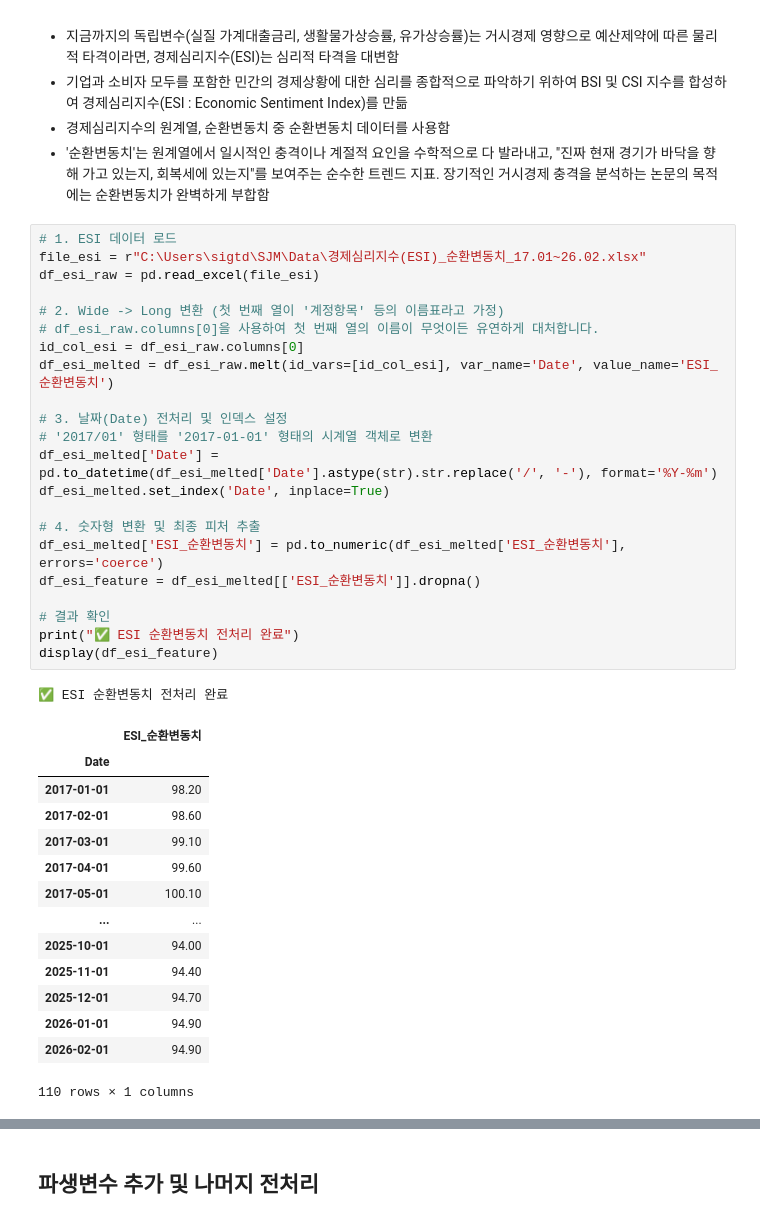
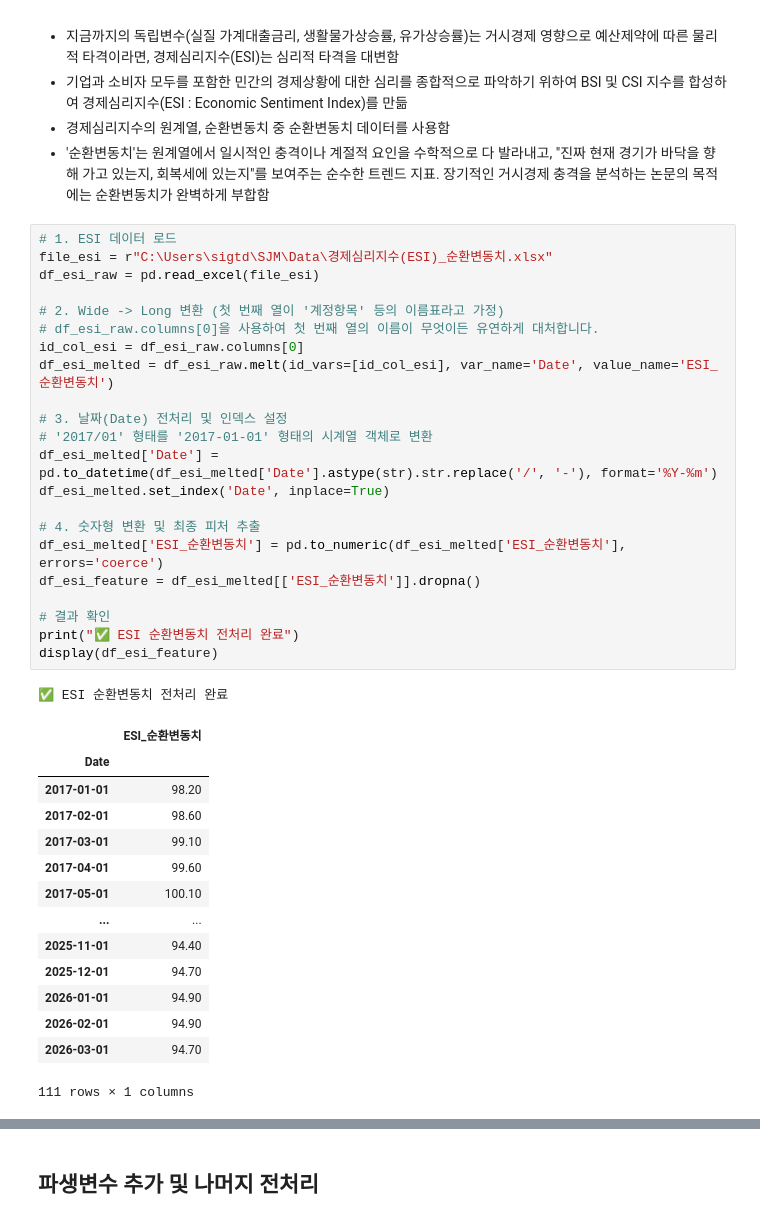
Before and after one commit to mathsjm32/Study, a Jupyter notebook: 공모전_논문_프로젝트.ipynb, the cells around one changed output, grey strips where cells are left out. Drawn from its saved outputs; the diff is of its cells as text.

```diff
--- a/공모전_논문_프로젝트.ipynb
+++ b/공모전_논문_프로젝트.ipynb
@@ -470,42 +471,42 @@ display(df_oil_feature)
 - '순환변동치'는 원계열에서 일시적인 충격이나 계절적 요인을 수학적으로 다 발라내고, "진짜 현재 경기가 바닥을 향해 가고 있는지, 회복세에 있는지"를 보여주는 순수한 트렌드 지표. 장기적인 거시경제 충격을 분석하는 논문의 목적에는 순환변동치가 완벽하게 부합함
 # %%
 # 1. ESI 데이터 로드
-file_esi = r"C:\Users\sigtd\SJM\Data\경제심리지수(ESI)_순환변동치_17.01~26.02.xlsx"
+file_esi = r"C:\Users\sigtd\SJM\Data\경제심리지수(ESI)_순환변동치.xlsx"
 df_esi_raw = pd.read_excel(file_esi)
 
 # 2. Wide -> Long 변환 (첫 번째 열이 '계정항목' 등의 이름표라고 가정)
 # df_esi_raw.columns[0]을 사용하여 첫 번째 열의 이름이 무엇이든 유연하게 대처합니다.
 id_col_esi = df_esi_raw.columns[0]
 df_esi_melted = df_esi_raw.melt(id_vars=[id_col_esi], var_name='Date', value_name='ESI_순환변동치')
 
 # 3. 날짜(Date) 전처리 및 인덱스 설정
 # '2017/01' 형태를 '2017-01-01' 형태의 시계열 객체로 변환
 df_esi_melted['Date'] = pd.to_datetime(df_esi_melted['Date'].astype(str).str.replace('/', '-'), format='%Y-%m')
 df_esi_melted.set_index('Date', inplace=True)
 
 # 4. 숫자형 변환 및 최종 피처 추출
 df_esi_melted['ESI_순환변동치'] = pd.to_numeric(df_esi_melted['ESI_순환변동치'], errors='coerce')
 df_esi_feature = df_esi_melted[['ESI_순환변동치']].dropna()
 
 # 결과 확인
 print("✅ ESI 순환변동치 전처리 완료")
 display(df_esi_feature)
 # %% [output]
 ✅ ESI 순환변동치 전처리 완료
 |  | ESI_순환변동치 |
 | Date |  |
 | 2017-01-01 | 98.20 |
 | 2017-02-01 | 98.60 |
 | 2017-03-01 | 99.10 |
 | 2017-04-01 | 99.60 |
 | 2017-05-01 | 100.10 |
 | ... | ... |
-| 2025-10-01 | 94.00 |
 | 2025-11-01 | 94.40 |
 | 2025-12-01 | 94.70 |
 | 2026-01-01 | 94.90 |
 | 2026-02-01 | 94.90 |
+| 2026-03-01 | 94.70 |
-110 rows × 1 columns
+111 rows × 1 columns
 # %%
 # 유가상승률 및 경제심리지수 독립변수 결합
 df_master_final = df_master_final.join([df_oil_feature, df_esi_feature], how='inner')
```
Also changed, not shown: parts of 13 cells of this notebook.
